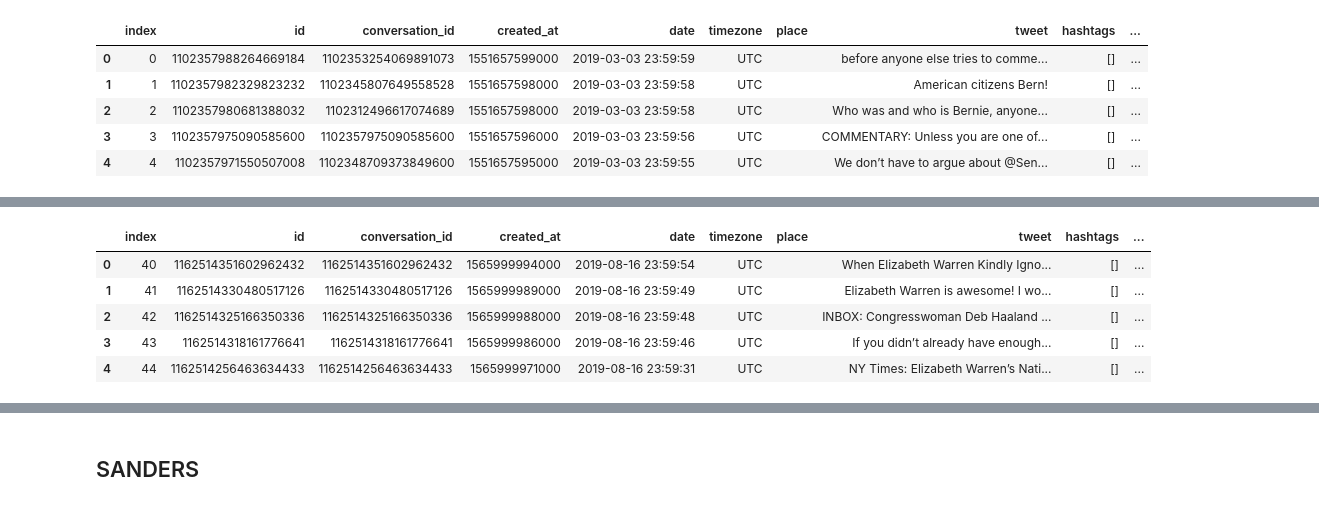
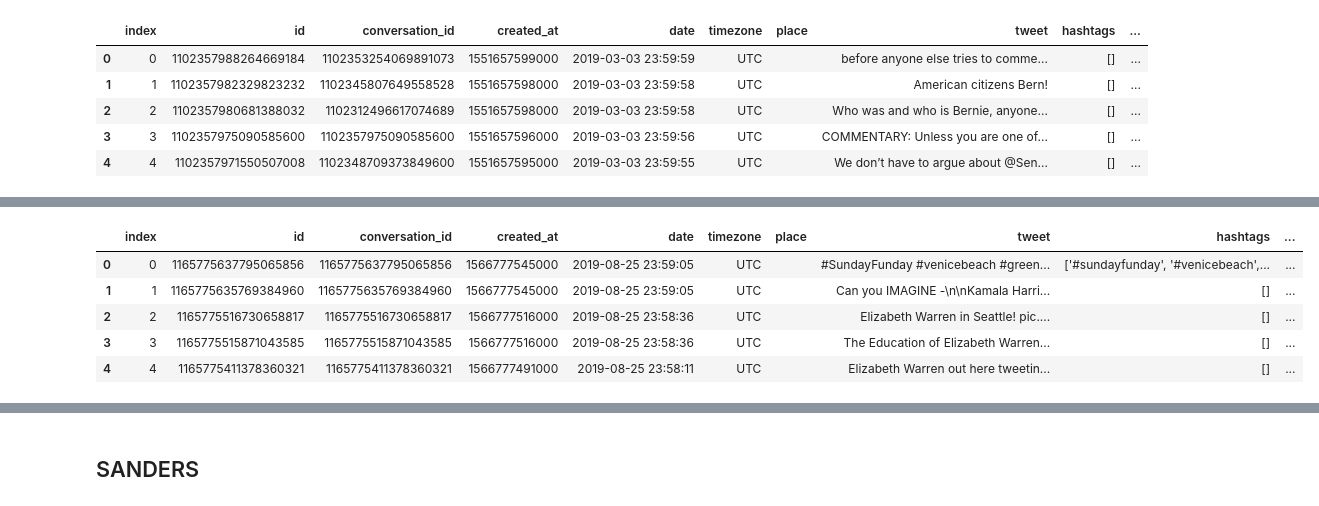
Before and after one commit to benlevyx/twitter-polling, a Jupyter notebook: notebooks/Creating full DataFrame.ipynb, the cells around one changed output, grey strips where cells are left out. Saved outputs shown, nothing was run; the diff lists cells and outputs as text; code cells hidden in the pictures.

```diff
--- a/notebooks/Creating full DataFrame.ipynb
+++ b/notebooks/Creating full DataFrame.ipynb
@@ -82,11 +102,11 @@ warren3.tail()
 # %%
-warren4 = pd.read_sql(f'SELECT * FROM tweets WHERE (date >= "2019-08-16 20:00:00") AND (name = "WARREN") LIMIT 100000;', con = engine)
-warren4.to_csv('DATA/WARREN4.csv')
+warren4 = pd.read_sql(f'SELECT * FROM tweets WHERE (date >= "2019-08-25 19:00:00") AND (name = "WARREN") LIMIT 50000;', con = engine)
+warren4.to_csv('DATA_wo_gaps/WARREN4.csv')
 warren4.head()
 # %% [output]
 |  | index | id | conversation_id | created_at | date | timezone | place | tweet | hashtags | ... |
-| 0 | 40 | 1162514351602962432 | 1162514351602962432 | 1565999994000 | 2019-08-16 23:59:54 | UTC |  | When Elizabeth Warren Kindly Igno... | [] | ... |
-| 1 | 41 | 1162514330480517126 | 1162514330480517126 | 1565999989000 | 2019-08-16 23:59:49 | UTC |  | Elizabeth Warren is awesome! I wo... | [] | ... |
-| 2 | 42 | 1162514325166350336 | 1162514325166350336 | 1565999988000 | 2019-08-16 23:59:48 | UTC |  | INBOX: Congresswoman Deb Haaland ... | [] | ... |
-| 3 | 43 | 1162514318161776641 | 1162514318161776641 | 1565999986000 | 2019-08-16 23:59:46 | UTC |  | If you didn’t already have enough... | [] | ... |
-| 4 | 44 | 1162514256463634433 | 1162514256463634433 | 1565999971000 | 2019-08-16 23:59:31 | UTC |  | NY Times: Elizabeth Warren’s Nati... | [] | ... |
+| 0 | 0 | 1165775637795065856 | 1165775637795065856 | 1566777545000 | 2019-08-25 23:59:05 | UTC |  | #SundayFunday #venicebeach #green... | ['#sundayfunday', '#venicebeach',... | ... |
+| 1 | 1 | 1165775635769384960 | 1165775635769384960 | 1566777545000 | 2019-08-25 23:59:05 | UTC |  | Can you IMAGINE -\n\nKamala Harri... | [] | ... |
+| 2 | 2 | 1165775516730658817 | 1165775516730658817 | 1566777516000 | 2019-08-25 23:58:36 | UTC |  | Elizabeth Warren in Seattle! pic.... | [] | ... |
+| 3 | 3 | 1165775515871043585 | 1165775515871043585 | 1566777516000 | 2019-08-25 23:58:36 | UTC |  | The Education of Elizabeth Warren... | [] | ... |
+| 4 | 4 | 1165775411378360321 | 1165775411378360321 | 1566777491000 | 2019-08-25 23:58:11 | UTC |  | Elizabeth Warren out here tweetin... | [] | ... |
```
Also changed, not shown: parts of 20 cells of this notebook, 4 other files.
